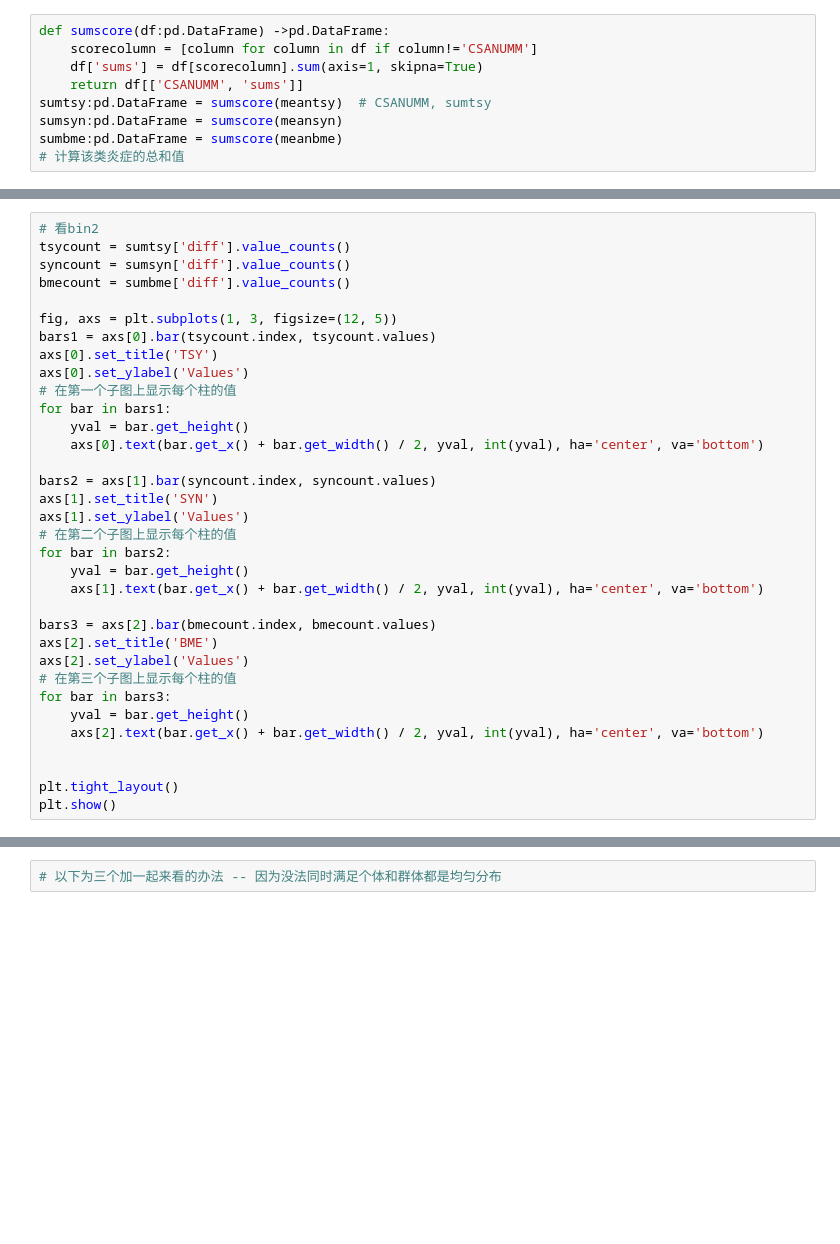
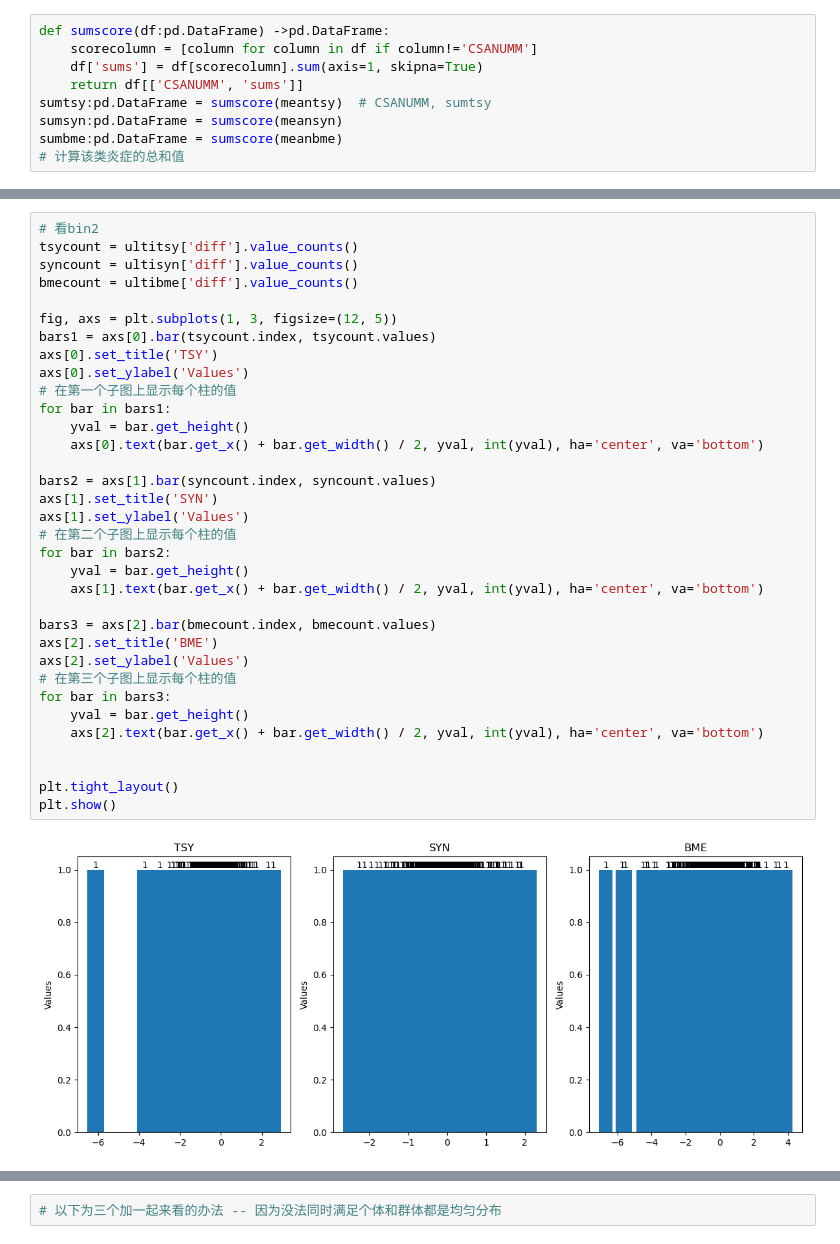
Before and after one commit to YanliLi27/ADMIRAinfer, a Jupyter notebook: diffbalanceobserver.ipynb, the cells around one changed output, grey strips where cells are left out. Drawn from its saved outputs; the diff is of its cells as text; blank space fills up the shorter version.

```diff
--- a/diffbalanceobserver.ipynb
+++ b/diffbalanceobserver.ipynb
@@ -99,36 +114,38 @@ plt.show()
 # %%
 # 看bin2
-tsycount = sumtsy['diff'].value_counts()
-syncount = sumsyn['diff'].value_counts()
-bmecount = sumbme['diff'].value_counts()
+tsycount = ultitsy['diff'].value_counts()
+syncount = ultisyn['diff'].value_counts()
+bmecount = ultibme['diff'].value_counts()
 
 fig, axs = plt.subplots(1, 3, figsize=(12, 5))
 bars1 = axs[0].bar(tsycount.index, tsycount.values)
 axs[0].set_title('TSY')
 axs[0].set_ylabel('Values')
 # 在第一个子图上显示每个柱的值
 for bar in bars1:
     yval = bar.get_height()
     axs[0].text(bar.get_x() + bar.get_width() / 2, yval, int(yval), ha='center', va='bottom')
 
 bars2 = axs[1].bar(syncount.index, syncount.values)
 axs[1].set_title('SYN')
 axs[1].set_ylabel('Values')
 # 在第二个子图上显示每个柱的值
 for bar in bars2:
     yval = bar.get_height()
     axs[1].text(bar.get_x() + bar.get_width() / 2, yval, int(yval), ha='center', va='bottom')
 
 bars3 = axs[2].bar(bmecount.index, bmecount.values)
 axs[2].set_title('BME')
 axs[2].set_ylabel('Values')
 # 在第三个子图上显示每个柱的值
 for bar in bars3:
     yval = bar.get_height()
     axs[2].text(bar.get_x() + bar.get_width() / 2, yval, int(yval), ha='center', va='bottom')
 
 
 plt.tight_layout()
 plt.show()
+# %% [output]
+[figure, added]
 # %%
 # 根据sums和diff的值分别进行分组
```
Also changed, not shown: parts of 7 cells of this notebook, 3 other files.
